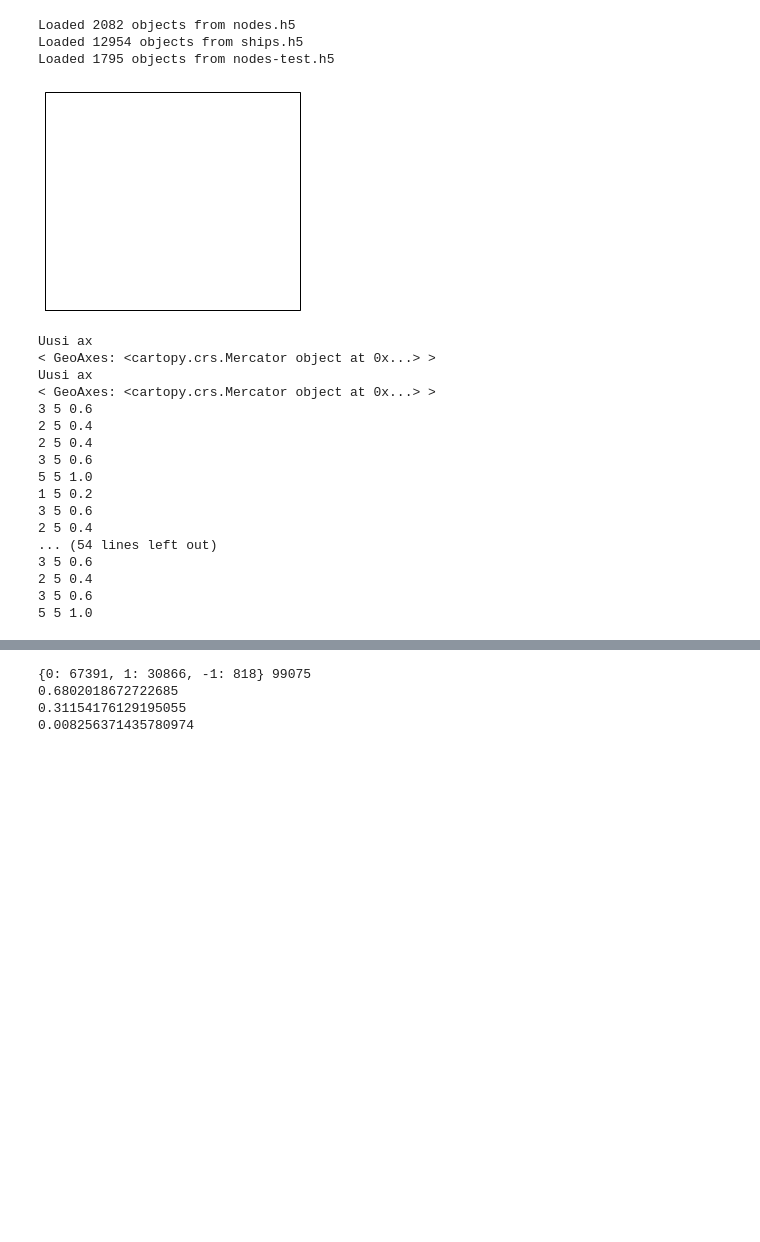
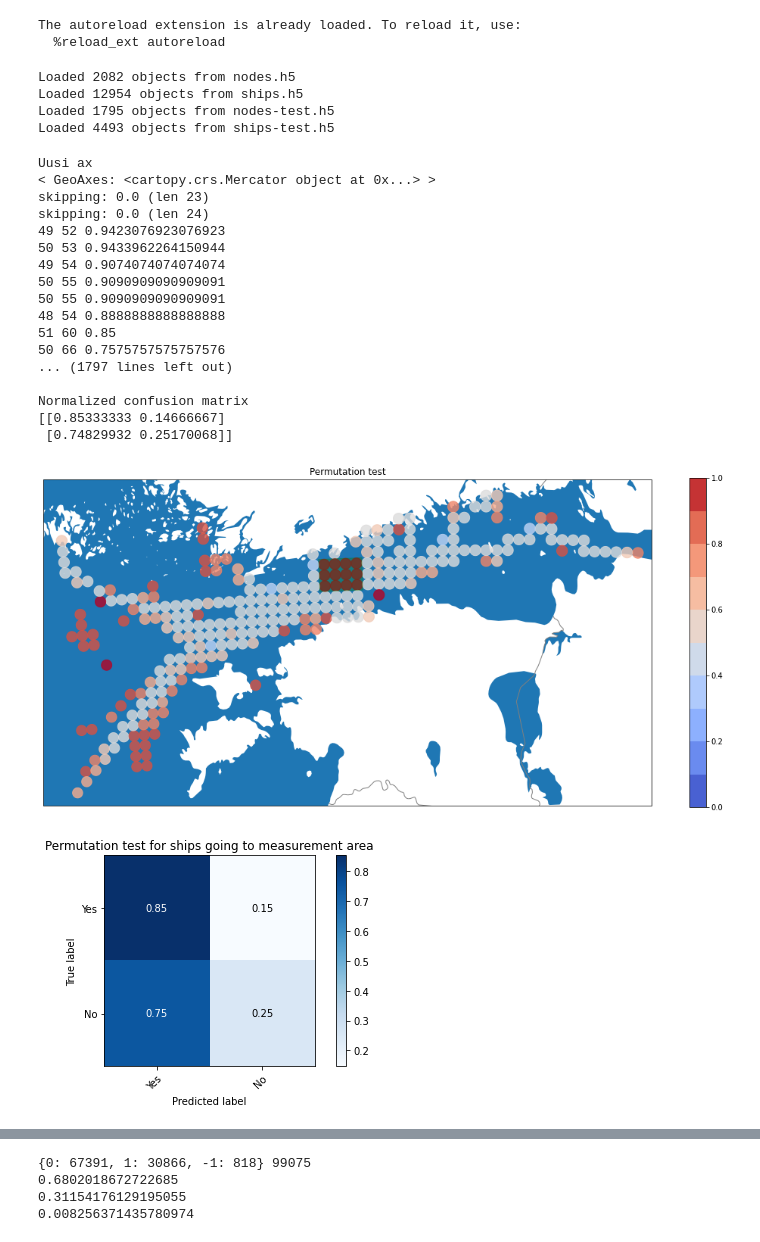
Before and after one commit to Hietamaki/ship-passage-predictor, a Jupyter notebook: workbench.ipynb, the cells around one changed output, grey strips where cells are left out. Saved outputs shown, nothing was run; the diff lists cells and outputs as text; code cells hidden in the pictures; blank space fills up the shorter version.

```diff
--- a/workbench.ipynb
+++ b/workbench.ipynb
@@ -1,7 +1,7 @@
 # %%
 %matplotlib inline
 import matplotlib.pyplot as plt
-plt.plot([1,1.6,3])
+#plt.plot([1,1.6,3])
 import constants as c
 import database as db
 import numpy as np
@@ -15,29 +15,34 @@ from util import get_closest
 nodes = db.load_list(c.NODES_FILENAME)
 ships = db.load_list(c.SHIPS_FILENAME)
 tnodes = db.load_list(c.TEST_NODES_FILENAME)
+tships = db.load_list(c.TEST_SHIPS_FILENAME)
 # %% [output]
-Loaded 2082 objects from nodes.h5
-Loaded 12954 objects from ships.h5
-Loaded 1795 objects from nodes-test.h5
+The autoreload extension is already loaded. To reload it, use:
+  %reload_ext autoreload
-[figure, removed]
+Loaded 2082 objects from nodes.h5
+Loaded 12954 objects from ships.h5
+Loaded 1795 objects from nodes-test.h5
+Loaded 4493 objects from ships-test.h5
 # %%
 from testgoing import test_going
-test_going(nodes, tnodes, True, 5)
+test_going(nodes, tnodes, 2)
 # %% [output]
 Uusi ax
 < GeoAxes: <cartopy.crs.Mercator object at 0x...> >
-Uusi ax
-< GeoAxes: <cartopy.crs.Mercator object at 0x...> >
-3 5 0.6
-2 5 0.4
-2 5 0.4
-3 5 0.6
-5 5 1.0
-1 5 0.2
-3 5 0.6
-2 5 0.4
-... (54 lines left out)
-3 5 0.6
-2 5 0.4
-3 5 0.6
-5 5 1.0
+skipping: 0.0 (len 23)
+skipping: 0.0 (len 24)
+49 52 0.9423076923076923
+50 53 0.9433962264150944
+49 54 0.9074074074074074
+50 55 0.9090909090909091
+50 55 0.9090909090909091
+48 54 0.8888888888888888
+51 60 0.85
+50 66 0.7575757575757576
+... (1797 lines left out)
+
+Normalized confusion matrix
+[[0.85333333 0.14666667]
+ [0.74829932 0.25170068]]
+[figure, added]
+[figure, added]
```
Also changed, not shown: parts of 25 cells of this notebook, 7 other files.
